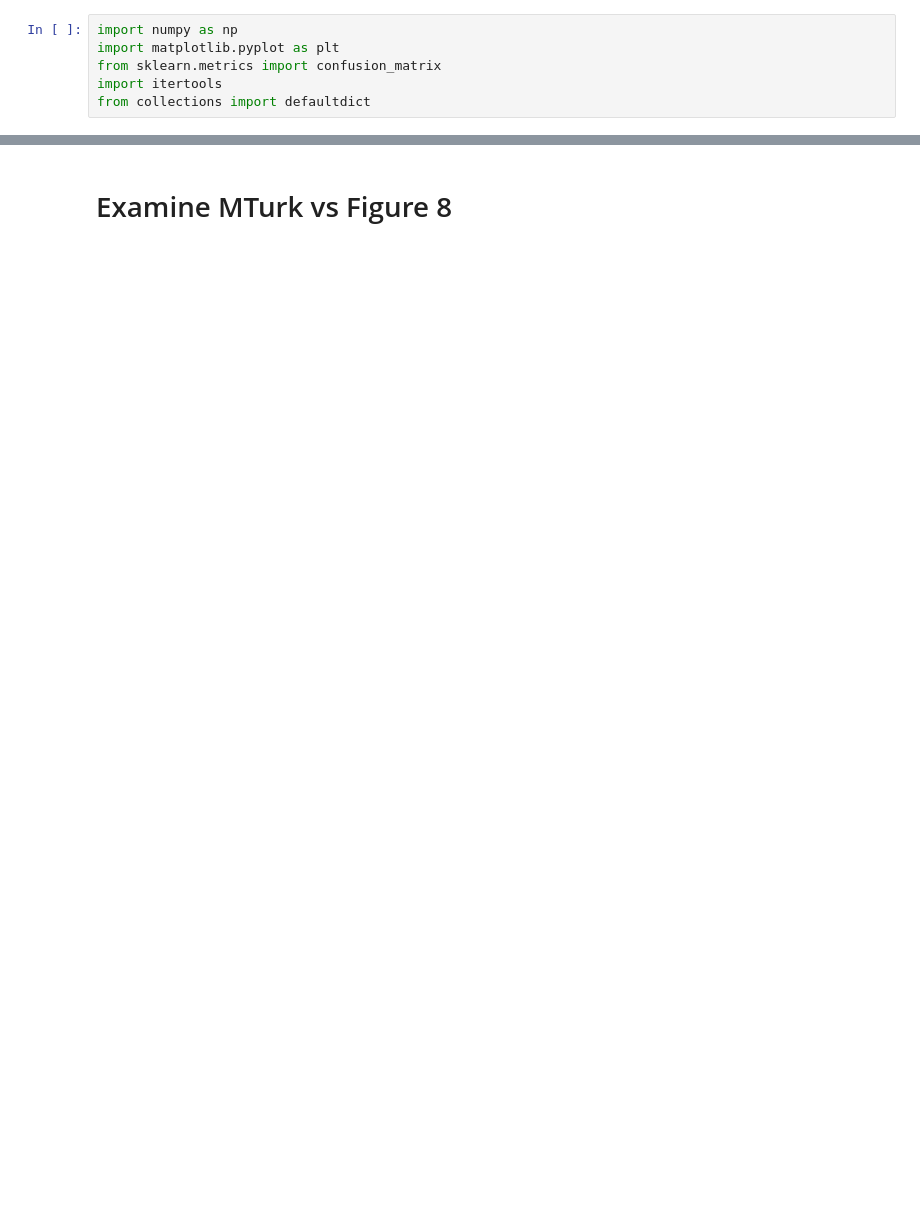
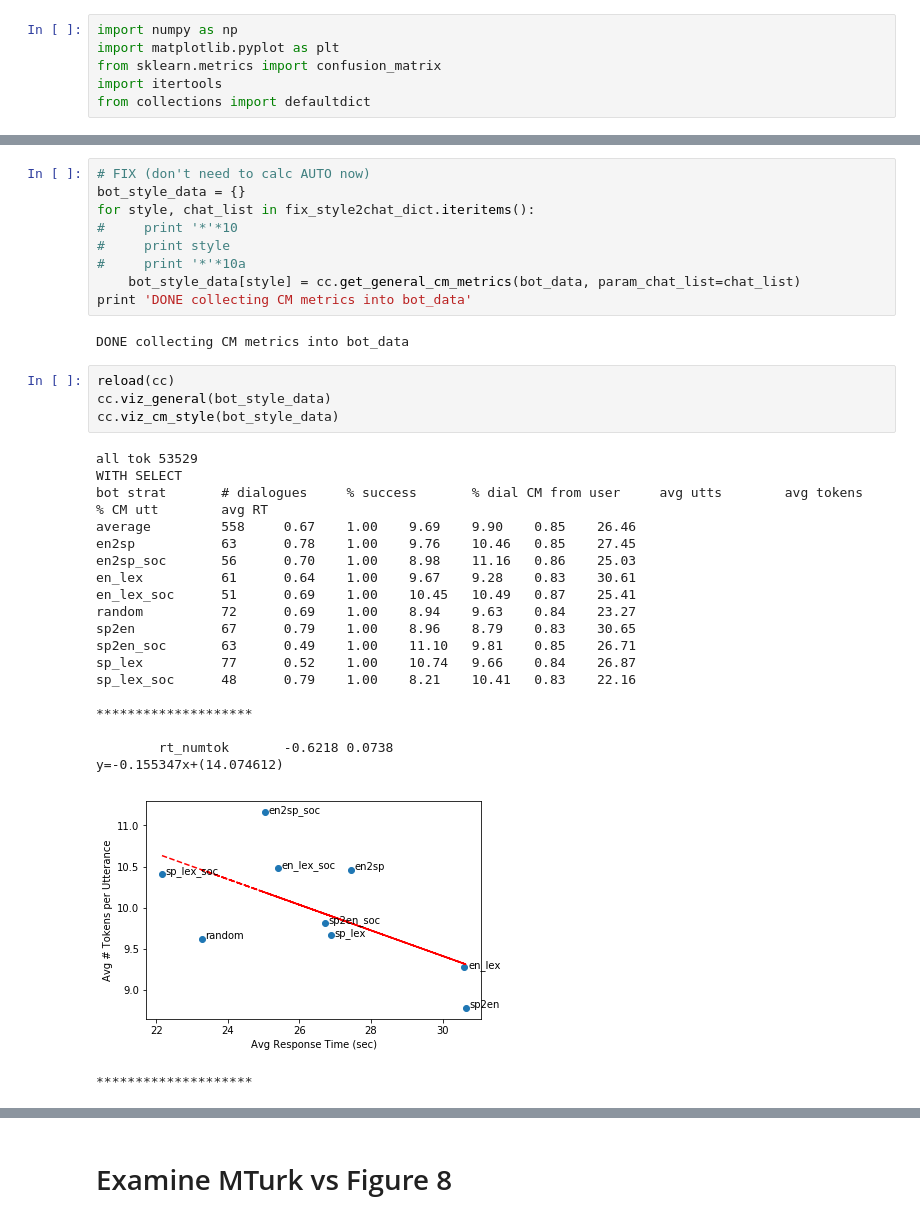
Before and after one commit to emilyahn/codemix, a Jupyter notebook: cocoa_metrics.ipynb, the cells around one changed output, grey strips where cells are left out. Cells and saved outputs as stored; diff of their text form; blank space fills up the shorter version.

```diff
--- a/cocoa_metrics.ipynb
+++ b/cocoa_metrics.ipynb
@@ -21,0 +44,36 @@ read all lid tsvs
+# %%
+# FIX (don't need to calc AUTO now)
+bot_style_data = {}
+for style, chat_list in fix_style2chat_dict.iteritems():
+#     print '*'*10
+#     print style
+#     print '*'*10a
+    bot_style_data[style] = cc.get_general_cm_metrics(bot_data, param_chat_list=chat_list)
+print 'DONE collecting CM metrics into bot_data'
+# %% [output]
+DONE collecting CM metrics into bot_data
+# %%
+reload(cc)
+cc.viz_general(bot_style_data)
+cc.viz_cm_style(bot_style_data)
+# %% [output]
+all tok 53529
+WITH SELECT
+bot strat       # dialogues     % success       % dial CM from user     avg utts        avg tokens      % CM utt        avg RT
+average         558     0.67    1.00    9.69    9.90    0.85    26.46
+en2sp           63      0.78    1.00    9.76    10.46   0.85    27.45
+en2sp_soc       56      0.70    1.00    8.98    11.16   0.86    25.03
+en_lex          61      0.64    1.00    9.67    9.28    0.83    30.61
+en_lex_soc      51      0.69    1.00    10.45   10.49   0.87    25.41
+random          72      0.69    1.00    8.94    9.63    0.84    23.27
+sp2en           67      0.79    1.00    8.96    8.79    0.83    30.65
+sp2en_soc       63      0.49    1.00    11.10   9.81    0.85    26.71
+sp_lex          77      0.52    1.00    10.74   9.66    0.84    26.87
+sp_lex_soc      48      0.79    1.00    8.21    10.41   0.83    22.16
+
+********************
+
+        rt_numtok       -0.6218 0.0738
+y=-0.155347x+(14.074612)
+[figure, added]
+********************
```
Also changed, not shown: parts of 46 cells of this notebook, 14 other files.
